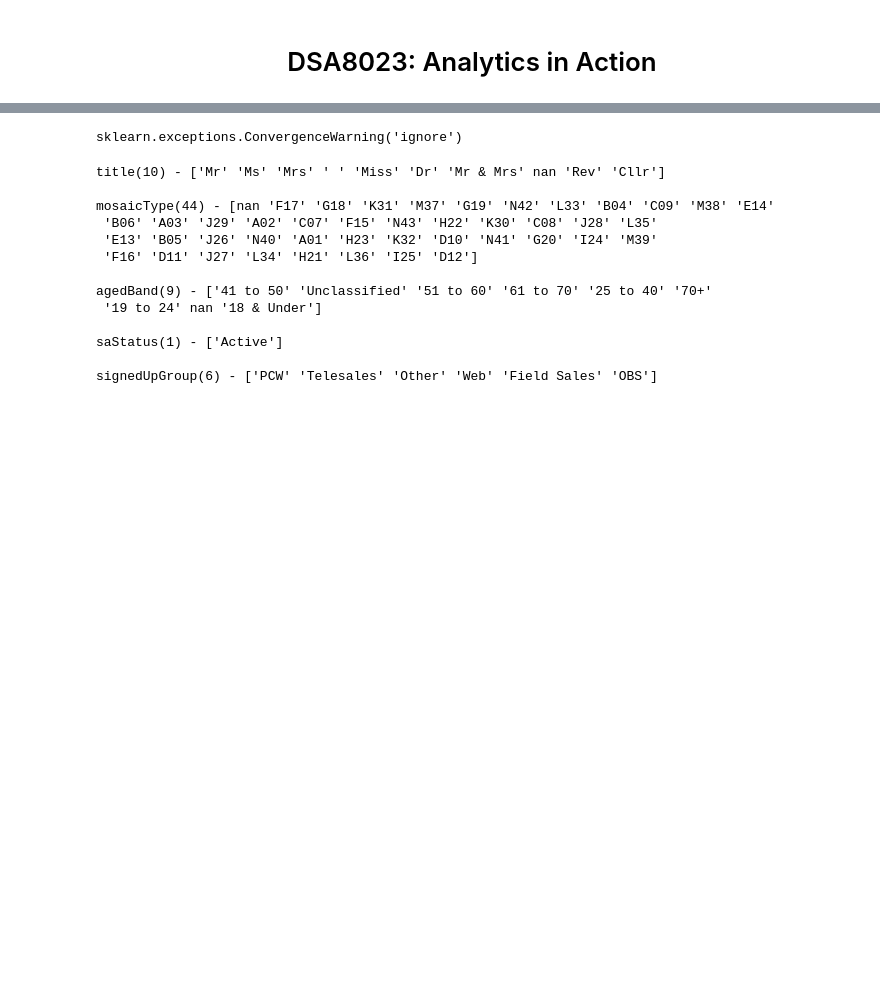
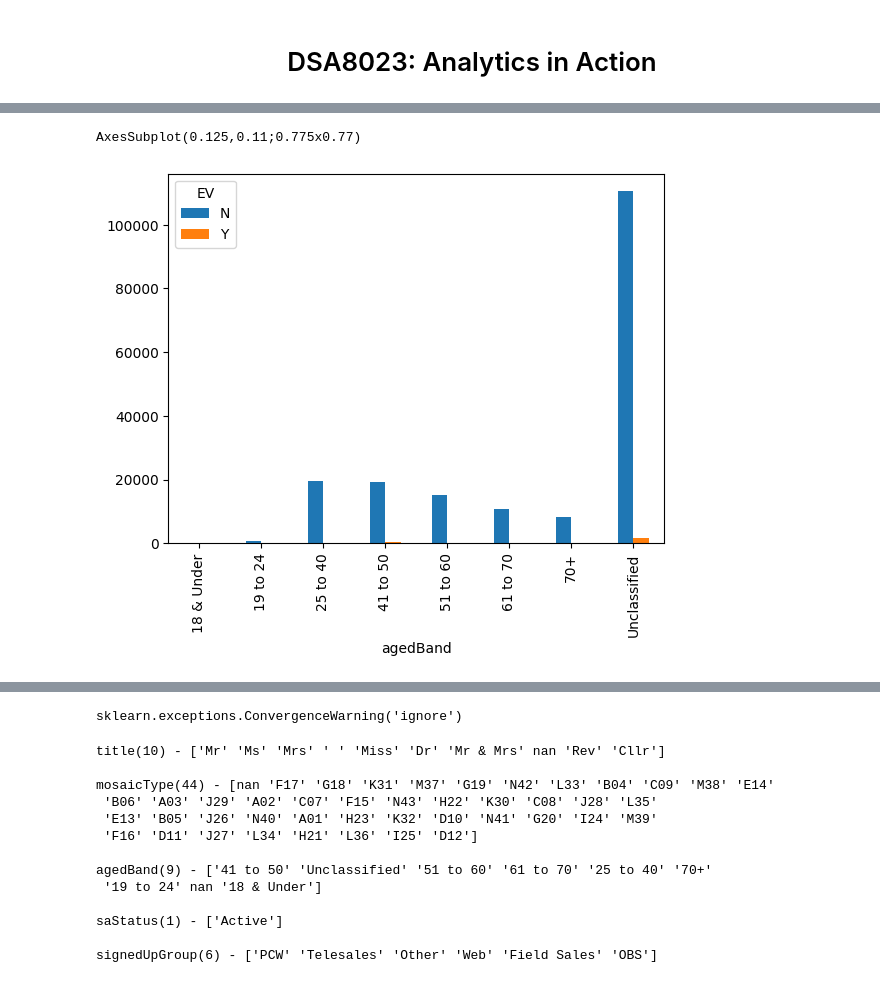
Before and after one commit to varunthefalcon/QUB_Energia, a Jupyter notebook: Answer.ipynb, the cells around one changed output, grey strips where cells are left out. Saved outputs shown, nothing was run; the diff lists cells and outputs as text; code cells hidden in the pictures; blank space fills up the shorter version.

```diff
--- a/Answer.ipynb
+++ b/Answer.ipynb
@@ -42,0 +155,6 @@ $( document ).ready(code_toggle);
+# %%
+Crosstabresult = pd.crosstab(raw_d["agedBand"], raw_d["EV"]).plot( kind = "bar")
+print(Crosstabresult)
+# %% [output]
+AxesSubplot(0.125,0.11;0.775x0.77)
+[figure, added]
```
Also changed, not shown: parts of 37 cells of this notebook, 1 other file.
